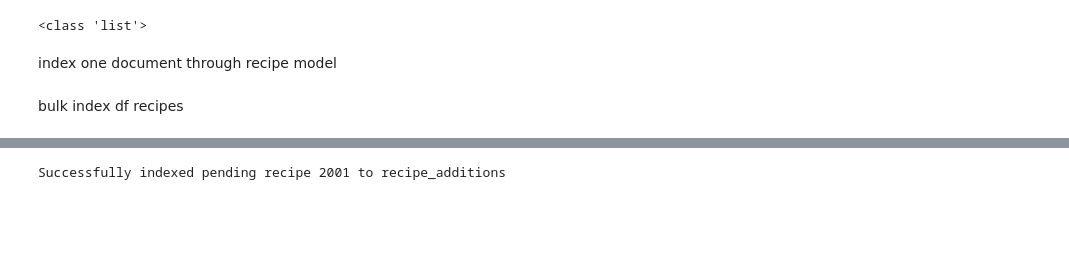
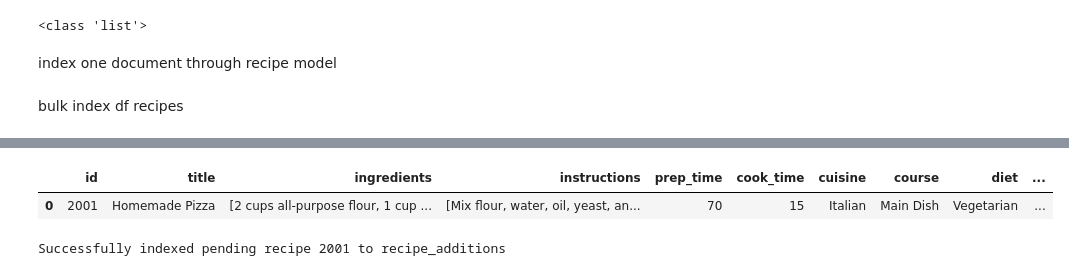
Before and after one commit to CharbelDaher34/recipe_recommendation_flutter_python, a Jupyter notebook: data/elastic.ipynb, the cells around one changed output, grey strips where cells are left out. Cells and saved outputs as stored; diff of their text form; code cells hidden in the pictures; blank space fills up the shorter version.

```diff
--- a/data/elastic.ipynb
+++ b/data/elastic.ipynb
@@ -470,0 +479,80 @@ DataFrame:
+# %%
+def get_random_pending_recipe(
+    es_client: Elasticsearch, index_name: str = "recipe_additions"
+) -> tuple[RecipeAdd, pd.DataFrame]:
+    """
+    Retrieve a random pending recipe from Elasticsearch
+
+    Args:
+        es_client: Elasticsearch client instance
+        index_name: Name of the Elasticsearch index
+
+    Returns:
+        tuple: (RecipeAdd model instance, pandas DataFrame)
+    """
+    # Random query
+    random_query = {
+        "query": {"function_score": {"query": {"match_all": {}}, "random_score": {}}},
+        "size": 1,
+    }
+
+    try:
+        # Execute search
+        result = es_client.search(index=index_name, body=random_query)
+
+        if not result["hits"]["hits"]:
+            raise ValueError("No documents found in the index")
+
+        # Convert to RecipeAdd model
+        hit = result["hits"]["hits"][0]["_source"]
+        recipe = RecipeAdd(
+            id=hit["id"],
+            title=hit["title"],
+            ingredients=hit["ingredients"],
+            instructions=hit["instructions"],
+            prep_time=hit["prep_time"],
+            cook_time=hit["cook_time"],
+            cuisine=hit["cuisine"],
+            course=hit["course"],
+            diet=hit["diet"],
+            image=hit.get("image"),
+            url=hit.get("url"),
+            embedding=hit.get("embedding"),
+            accepted=hit.get("accepted", False),
+        )
+
+        # Convert to DataFrame
+        recipe_df = pd.DataFrame(
+            [
+                {
+                    "id": recipe.id,
+                    "title": recipe.title,
+                    "ingredients": recipe.ingredients,
+                    "instructions": recipe.instructions,
+                    "prep_time": recipe.prep_time,
+                    "cook_time": recipe.cook_time,
+                    "cuisine": recipe.cuisine,
+                    "course": recipe.course,
+                    "diet": recipe.diet,
+                    "embedding": recipe.embedding,
+                    "url": recipe.url,
+                    "accepted": recipe.accepted,
+                }
+            ]
+        )
+
+        return recipe, recipe_df
+
+    except Exception as e:
+        print(f"Error retrieving random pending recipe: {e}")
+        return None, None
+
+
+# Usage example:
+recipe, df = get_random_pending_recipe(es)
+if recipe:
+    print("Recipe Model:")
+    display(recipe)
+    print("\nDataFrame:")
+    display(df)
+# %% [output]
@@ -471,3 +562,5 @@ DataFrame:
+|  | id | title | ingredients | instructions | prep_time | cook_time | cuisine | course | diet | ... |
+| 0 | 2001 | Homemade Pizza | [2 cups all-purpose flour, 1 cup ... | [Mix flour, water, oil, yeast, an... | 70 | 15 | Italian | Main Dish | Vegetarian | ... |
 # %%
 def index_pending_recipe(
     recipe: Recipe, es_client: Elasticsearch, index_name: str = "recipe_additions"
```
Also changed, not shown: parts of 10 cells of this notebook, 5 other files.
